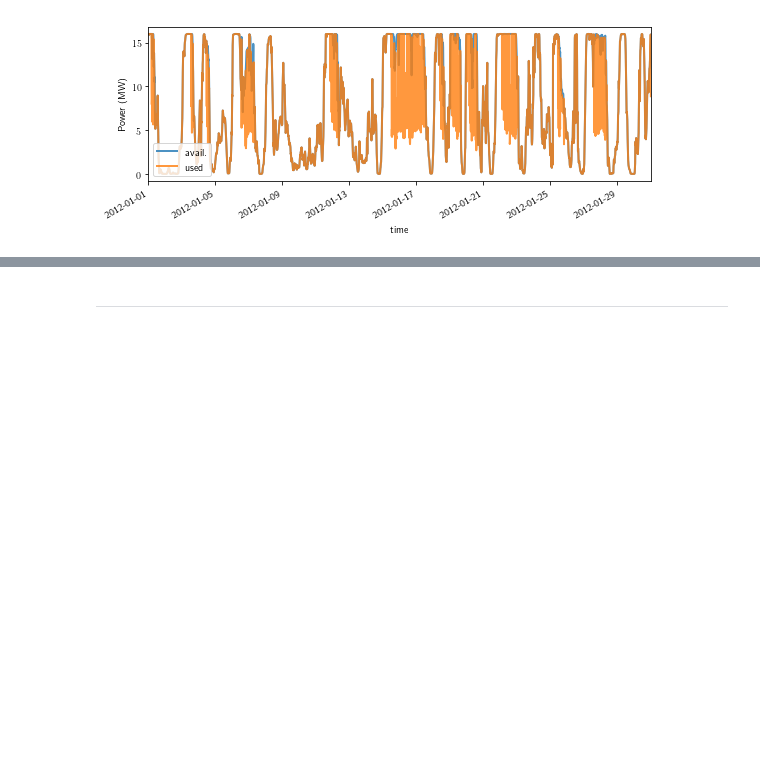
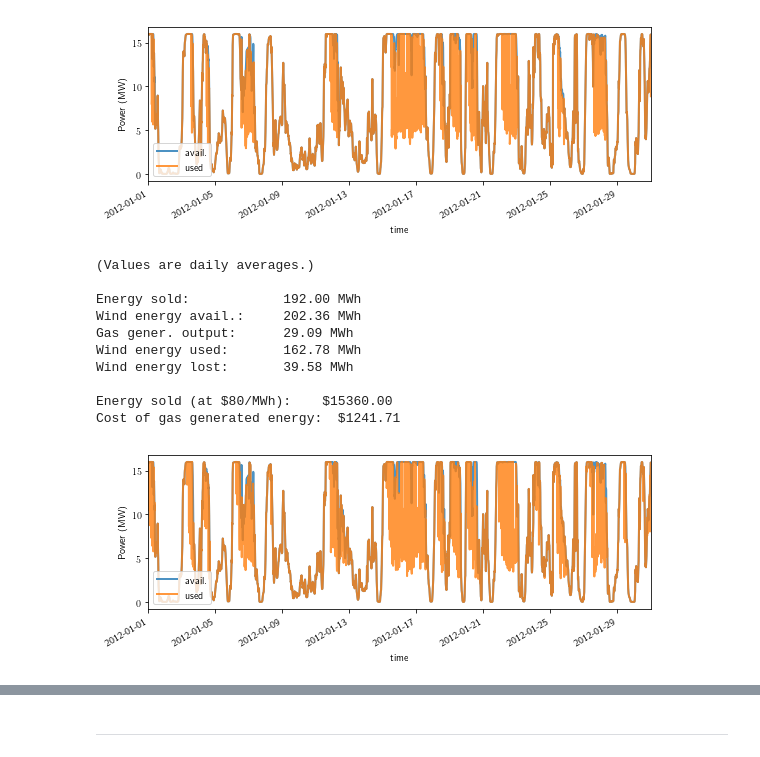
Before and after one commit to lsspear/mpc_project, a Jupyter notebook: Gaussian_Process.ipynb, the cells around one changed output, grey strips where cells are left out. Cells and saved outputs as stored; diff of their text form; code cells hidden in the pictures; blank space fills up the shorter version.

Commit message:
ran different scenario numbers for historical resid sampling

```diff
--- a/Gaussian_Process.ipynb
+++ b/Gaussian_Process.ipynb
@@ -634,7 +634,9 @@ Cost of gas generated energy:  $1291.22
 Instead of learning a distribution, just sample some historical residuals
 # %%
 T_MPC = intervals_per_day
-K = 20 # Number of scenarios to sample
+# K = 20 # Number of scenarios to sample
+# K = 5 # Number of scenarios to sample
+K = 10 # Number of scenarios to sample
 
 energy_stored = np.empty(T)
 
@@ -661,7 +663,7 @@ def make_forecasts(t):
     forecast = predict_wind(p_wind, baseline, autoreg_residual_params, sim_start_time+t+1, T_MPC, T_MPC).values
 
     # Get some residual samples from historical residuals
-    samp_inds = np.random.randint(0, train_residuals.shape[0], size=20)
+    samp_inds = np.random.randint(0, train_residuals.shape[0], size=K)
     resid_samps = train_residuals[samp_inds, :]
 
     # Add the residuals to the forecast to get the samples
@@ -708,3 +711,27 @@ Wind energy lost:       35.24 MWh
 Energy sold (at $80/MWh):    $15360.00
 Cost of gas generated energy:  $1058.04
 [figure]
+# %%
+# Results for K=5
+cost_robust_MPC, MPC_robust_results = \
+    run_mpc(MPC_network, T, make_forecasts, implement, verbose = False, solver='ECOS')
+
+wind_gen, gas_gen, storage = MPC_network.devices[0:3]
+
+print_and_plot_stats(wind_power_avail =  p_wind[sim_start_time:sim_end_time],
+                     wind_power_used = -MPC_robust_results.power[(wind_gen, 0)].flatten(),
+                     gas_power = -MPC_robust_results.power[(gas_gen,0)].flatten(),
+                     output =  target_output[:T],
+                     cost = cost_robust_MPC)
+# %% [output]
+(Values are daily averages.)
+
+Energy sold:            192.00 MWh
+Wind energy avail.:     202.36 MWh
+Gas gener. output:      29.09 MWh
+Wind energy used:       162.78 MWh
+Wind energy lost:       39.58 MWh
+
+Energy sold (at $80/MWh):    $15360.00
+Cost of gas generated energy:  $1241.71
+[figure, added]
```
Also changed, not shown: parts of 2 cells of this notebook.
